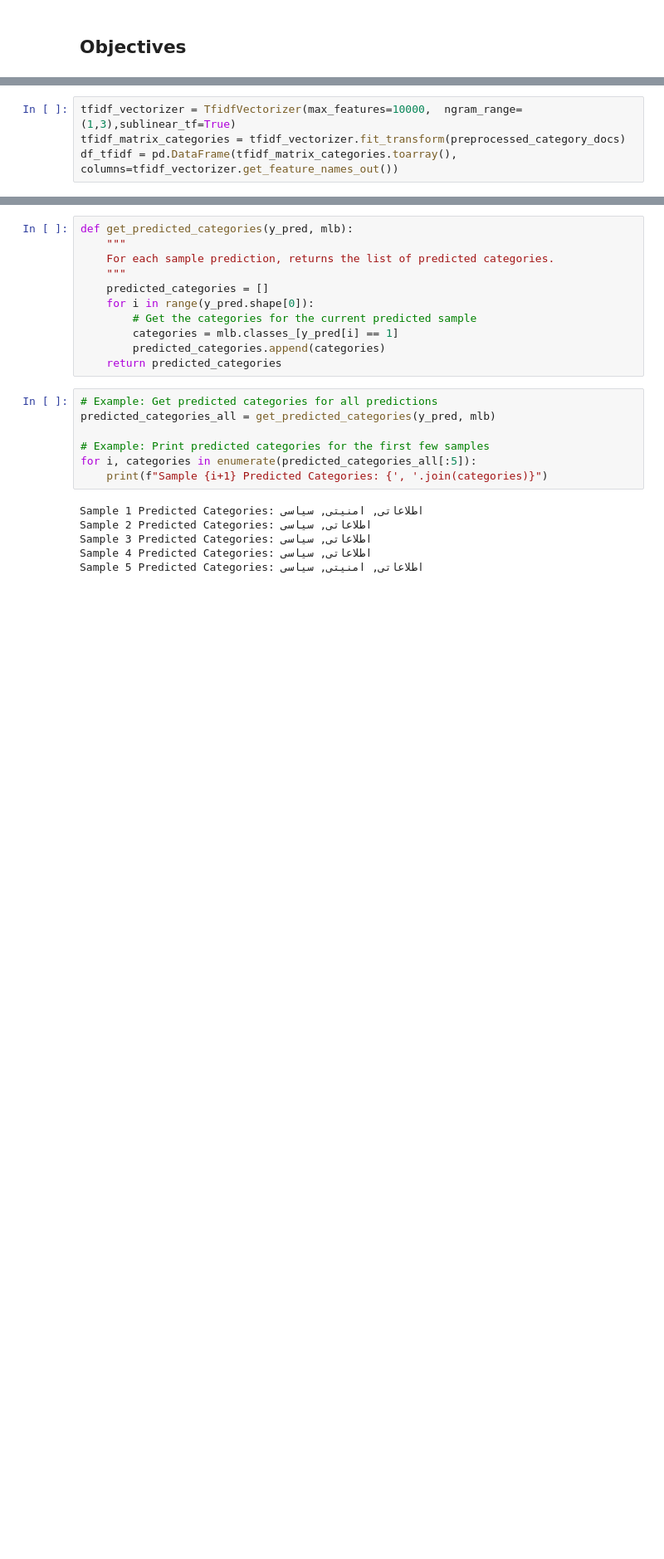
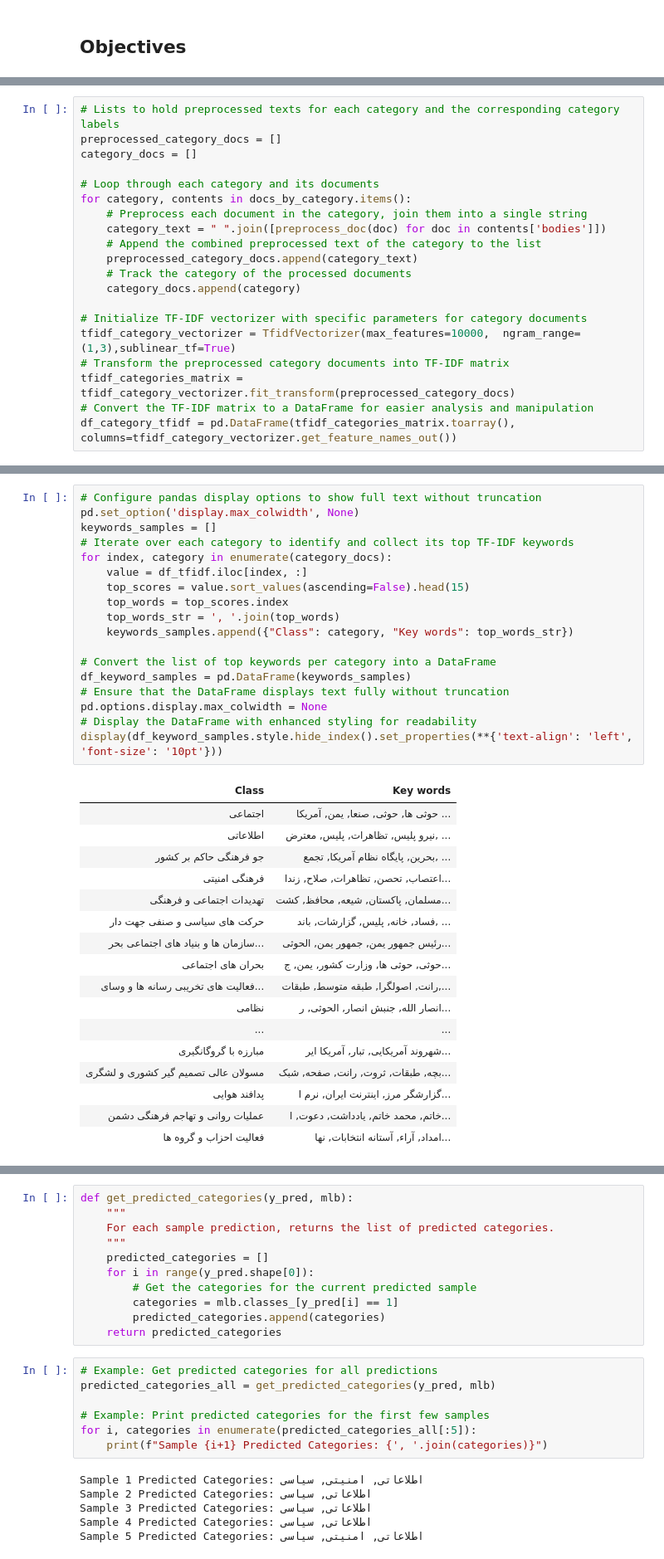
Before and after one commit to Mohammad-Rahmanian/Persian-News-Classification, a Jupyter notebook: classifier.ipynb, the cells around one changed output, grey strips where cells are left out. Shown: that part at 83% size. Saved outputs shown, nothing was run; the diff lists cells and outputs as text; blank space fills up the shorter version.

```diff
--- a/classifier.ipynb
+++ b/classifier.ipynb
@@ -136,4 +5,0 @@ for category in content_by_category.keys():
-# %%
-tfidf_vectorizer = TfidfVectorizer(max_features=10000,  ngram_range=(1,3),sublinear_tf=True)
-tfidf_matrix_categories = tfidf_vectorizer.fit_transform(preprocessed_category_docs)
-df_tfidf = pd.DataFrame(tfidf_matrix_categories.toarray(), columns=tfidf_vectorizer.get_feature_names_out())
@@ -514,0 +232,20 @@ plot_confusion_matrices(label_cm, label_names)
+# %%
+# Lists to hold preprocessed texts for each category and the corresponding category labels
+preprocessed_category_docs = []
+category_docs = []
+
+# Loop through each category and its documents
+for category, contents in docs_by_category.items():
+    # Preprocess each document in the category, join them into a single string
+    category_text = " ".join([preprocess_doc(doc) for doc in contents['bodies']])
+    # Append the combined preprocessed text of the category to the list
+    preprocessed_category_docs.append(category_text)
+    # Track the category of the processed documents
+    category_docs.append(category)
+
+# Initialize TF-IDF vectorizer with specific parameters for category documents
+tfidf_category_vectorizer = TfidfVectorizer(max_features=10000,  ngram_range=(1,3),sublinear_tf=True)
+# Transform the preprocessed category documents into TF-IDF matrix
+tfidf_categories_matrix = tfidf_category_vectorizer.fit_transform(preprocessed_category_docs)
+# Convert the TF-IDF matrix to a DataFrame for easier analysis and manipulation
+df_category_tfidf = pd.DataFrame(tfidf_categories_matrix.toarray(), columns=tfidf_category_vectorizer.get_feature_names_out())
@@ -514,0 +254,36 @@ plot_confusion_matrices(label_cm, label_names)
+# %%
+# Configure pandas display options to show full text without truncation
+pd.set_option('display.max_colwidth', None)
+keywords_samples = []
+# Iterate over each category to identify and collect its top TF-IDF keywords
+for index, category in enumerate(category_docs):
+    value = df_tfidf.iloc[index, :]
+    top_scores = value.sort_values(ascending=False).head(15)
+    top_words = top_scores.index
+    top_words_str = ', '.join(top_words)
+    keywords_samples.append({"Class": category, "Key words": top_words_str})
+
+# Convert the list of top keywords per category into a DataFrame
+df_keyword_samples = pd.DataFrame(keywords_samples)
+# Ensure that the DataFrame displays text fully without truncation
+pd.options.display.max_colwidth = None
+# Display the DataFrame with enhanced styling for readability
+display(df_keyword_samples.style.hide_index().set_properties(**{'text-align': 'left', 'font-size': '10pt'}))
+# %% [output]
+| Class | Key words |
+| اجتماعی | حوثی ها, حوثی, صنعا, یمن, آمریکا ... |
+| اطلاعاتی | نیرو پلیس, تظاهرات, پلیس, معترض, ... |
+| جو فرهنگی حاکم بر کشور | بحرین, پایگاه نظام آمریکا, تجمع, ... |
+| فرهنگی امنیتی | اعتصاب, تحصن, تظاهرات, صلاح, زندا... |
+| تهدیدات اجتماعی و فرهنگی | مسلمان, پاکستان, شیعه, محافظ, کشت... |
+| حرکت های سیاسی و صنفی جهت دار | فساد, خانه, پلیس, گزارشات, باند, ... |
+| سازمان ها و بنیاد های اجتماعی بحر... | رئیس جمهور یمن, جمهور یمن, الحوثی... |
+| بحران های اجتماعی | حوثی, حوثی ها, وزارت کشور, یمن, ج... |
+| فعالیت های تخریبی رسانه ها و وسای... | رانت, اصولگرا, طبقه متوسط, طبقات,... |
+| نظامی | انصار الله, جنبش انصار, الحوثی, ر... |
+| ... | ... |
+| مبارزه با گروگانگیری | شهروند آمریکایی, تبار, آمریکا ایر... |
+| مسولان عالی تصمیم گیر کشوری و لشگری | بچه, طبقات, ثروت, رانت, صفحه, شبک... |
+| پدافند هوایی | گزارشگر مرز, اینترنت ایران, نرم ا... |
+| عملیات روانی و تهاجم فرهنگی دشمن | خاتم, محمد خاتم, یادداشت, دعوت, ا... |
+| فعالیت احزاب و گروه ها | امداد, آراء, آستانه انتخابات, نها... |
```
Also changed, not shown: parts of 73 cells of this notebook.
